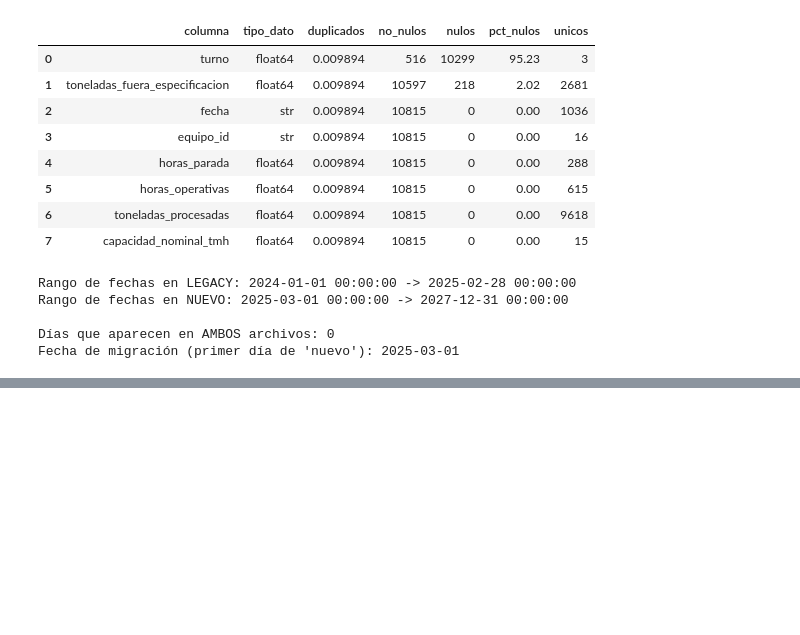
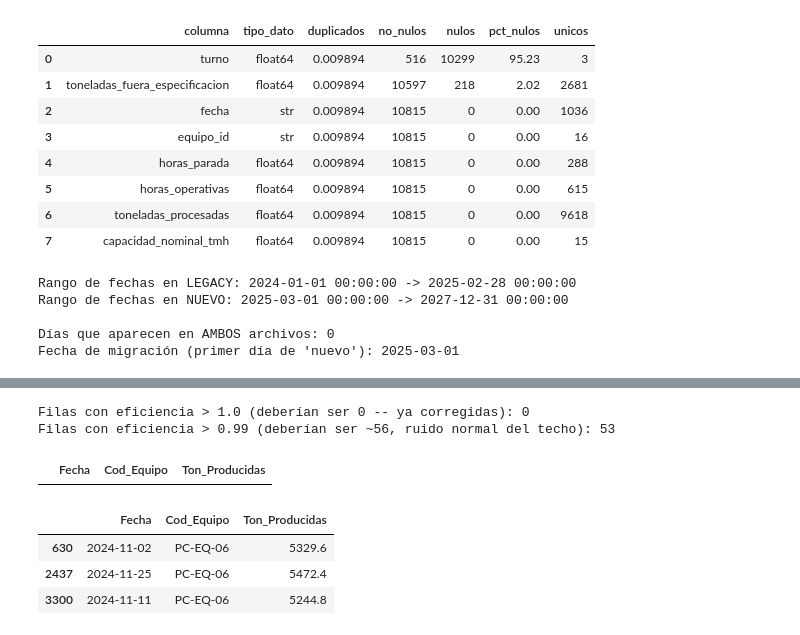
Before and after one commit to josue789a/Mineria-simulacion-v2, a Jupyter notebook: notebooks/Exploracion1.ipynb, the cells around one changed output, grey strips where cells are left out. Drawn from its saved outputs; the diff is of its cells as text; code cells hidden in the pictures; blank space fills up the shorter version.

```diff
--- a/notebooks/Exploracion1.ipynb
+++ b/notebooks/Exploracion1.ipynb
@@ -1902,0 +1903,24 @@ Fecha de migración (primer día de 'nuevo'): 2025-03-01
+# %%
+prodLegacy_PC['anio_mes'] = prodLegacy_PC['Fecha'].dt.to_period('M')
+
+# Eficiencia implícita: Ton_Producidas / (Horas_Trab * Cap_Nominal_TMH)
+# Debería rondar un valor razonable y estable (~0.85-0.95 según el generador,
+# ver aplicar_realismo_v2.py / generar_dataset_v2.py -- eficiencia ~0.90 base)
+prodLegacy_PC['eficiencia_implicita'] = (
+    prodLegacy_PC['Ton_Producidas'] / (prodLegacy_PC['Horas_Trab'] * prodLegacy_PC['Cap_Nominal_TMH'])
+)
+
+resumen_eficiencia = (
+    prodLegacy_PC.groupby(['Cod_Equipo', 'anio_mes'])['eficiencia_implicita']
+    .mean()
+    .reset_index()
+)
+
+# Buscar combinaciones equipo-mes donde la eficiencia se sale MUY por fuera
+# del rango normal (0.5 a 1.10 es generoso, cualquier cosa fuera de eso es sospechosa)
+sospechosos = resumen_eficiencia[
+    (resumen_eficiencia['eficiencia_implicita'] < 0.5) |
+    (resumen_eficiencia['eficiencia_implicita'] > 1.10)
+]
+print(f"Combinaciones equipo-mes con eficiencia implícita fuera de rango normal: {len(sospechosos)}")
+display(sospechosos.sort_values('eficiencia_implicita', ascending=False))
@@ -1902,0 +2006,29 @@ Fecha de migración (primer día de 'nuevo'): 2025-03-01
+# %%
+# =========================================================
+# Verificación final e independiente del historial de ejecución
+# =========================================================
+check = prodLegacy_PC['Ton_Producidas'] / (prodLegacy_PC['Horas_Trab'] * prodLegacy_PC['Cap_Nominal_TMH'])
+
+print("Filas con eficiencia > 1.0 (deberían ser 0 -- ya corregidas):", (check > 1.0).sum())
+print("Filas con eficiencia > 0.99 (deberían ser ~56, ruido normal del techo):", (check > 0.99).sum())
+
+# Confirmar específicamente las 3 filas de PC-EQ-06 corregidas
+display(prodLegacy_PC[
+    (prodLegacy_PC['Cod_Equipo']=='PC-EQ-06') &
+    (prodLegacy_PC['Fecha'].isin(['2024-11-02','2024-11-11','2024-11-25']))
+][['Fecha','Cod_Equipo','Ton_Producidas']])
+
+# Confirmar las 3 filas de PC-EQ-06 corregidas (comparando fechas como datetime)
+fechas_afectadas = pd.to_datetime(['2024-11-02','2024-11-11','2024-11-25'])
+display(prodLegacy_PC[
+    (prodLegacy_PC['Cod_Equipo']=='PC-EQ-06') &
+    (prodLegacy_PC['Fecha'].isin(fechas_afectadas))
+][['Fecha','Cod_Equipo','Ton_Producidas']])
+# %% [output]
+Filas con eficiencia > 1.0 (deberían ser 0 -- ya corregidas): 0
+Filas con eficiencia > 0.99 (deberían ser ~56, ruido normal del techo): 53
+|  | Fecha | Cod_Equipo | Ton_Producidas |
+|  | Fecha | Cod_Equipo | Ton_Producidas |
+| 630 | 2024-11-02 | PC-EQ-06 | 5329.6 |
+| 2437 | 2024-11-25 | PC-EQ-06 | 5472.4 |
+| 3300 | 2024-11-11 | PC-EQ-06 | 5244.8 |
```
Also changed, not shown: parts of 5 cells of this notebook.
